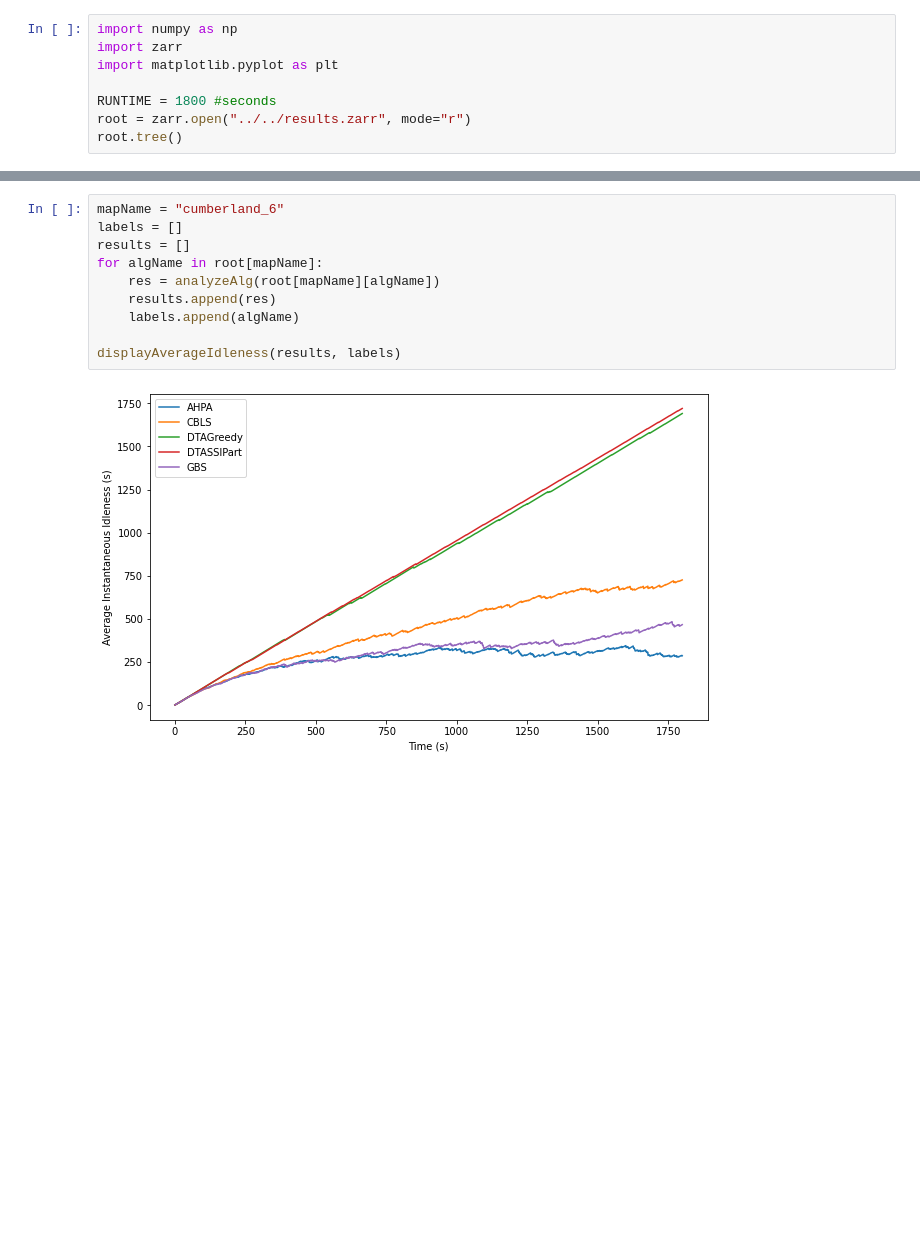
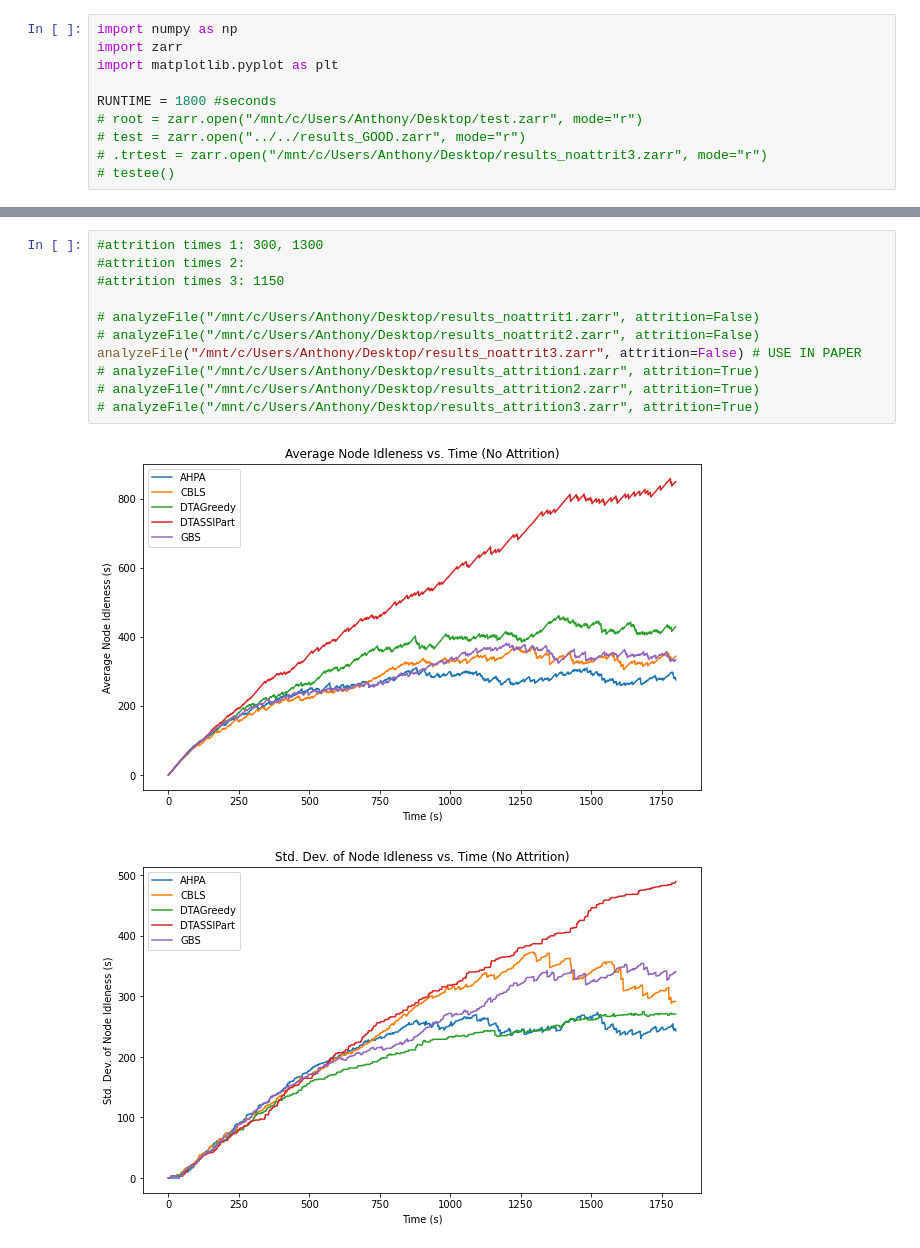
Before and after one commit to NU-IDEAS-Lab/patrolling_sim, a Jupyter notebook: src/patrol_algorithms_cdc2023/data-analysis.ipynb, the cells around one changed output, grey strips where cells are left out. Cells and saved outputs as stored; diff of their text form; blank space fills up the shorter version.

```diff
--- a/src/patrol_algorithms_cdc2023/data-analysis.ipynb
+++ b/src/patrol_algorithms_cdc2023/data-analysis.ipynb
@@ -4,5 +4,7 @@ import zarr
 import matplotlib.pyplot as plt
 
 RUNTIME = 1800 #seconds
-root = zarr.open("../../results.zarr", mode="r")
-root.tree()
+# root = zarr.open("/mnt/c/Users/Anthony/Desktop/test.zarr", mode="r")
+# test = zarr.open("../../results_GOOD.zarr", mode="r")
+# .trtest = zarr.open("/mnt/c/Users/Anthony/Desktop/results_noattrit3.zarr", mode="r")
+# testee()
@@ -62,12 +147,14 @@ def displayAverageIdleness(inputs, labels):
-# %%
-mapName = "cumberland_6"
-labels = []
-results = []
-for algName in root[mapName]:
-    res = analyzeAlg(root[mapName][algName])
-    results.append(res)
-    labels.append(algName)
-
-displayAverageIdleness(results, labels)
-# %% [output]
-[figure, removed]
+# %%
+#attrition times 1: 300, 1300
+#attrition times 2:
+#attrition times 3: 1150
+
+# analyzeFile("/mnt/c/Users/Anthony/Desktop/results_noattrit1.zarr", attrition=False)
+# analyzeFile("/mnt/c/Users/Anthony/Desktop/results_noattrit2.zarr", attrition=False)
+analyzeFile("/mnt/c/Users/Anthony/Desktop/results_noattrit3.zarr", attrition=False) # USE IN PAPER
+# analyzeFile("/mnt/c/Users/Anthony/Desktop/results_attrition1.zarr", attrition=True)
+# analyzeFile("/mnt/c/Users/Anthony/Desktop/results_attrition2.zarr", attrition=True)
+# analyzeFile("/mnt/c/Users/Anthony/Desktop/results_attrition3.zarr", attrition=True)
+# %% [output]
+[figure, added]
+[figure, added]
```
Also changed, not shown: parts of 3 cells of this notebook.
